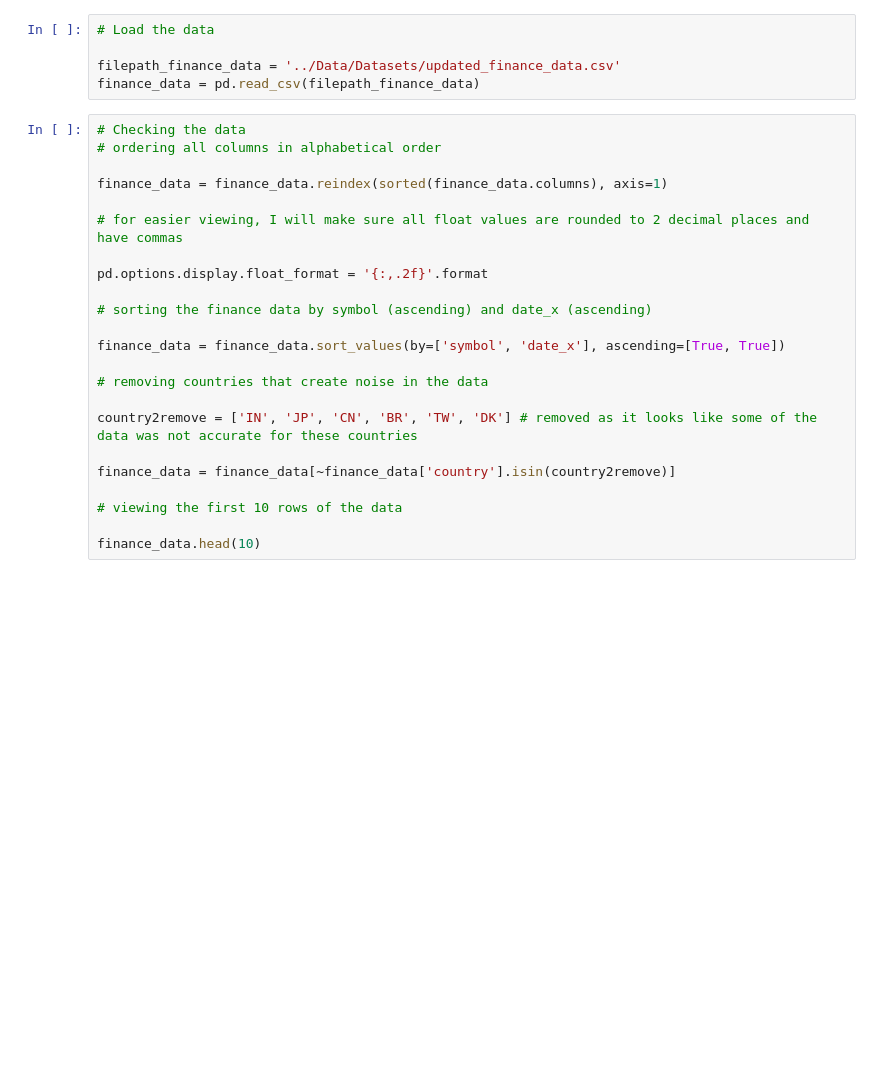
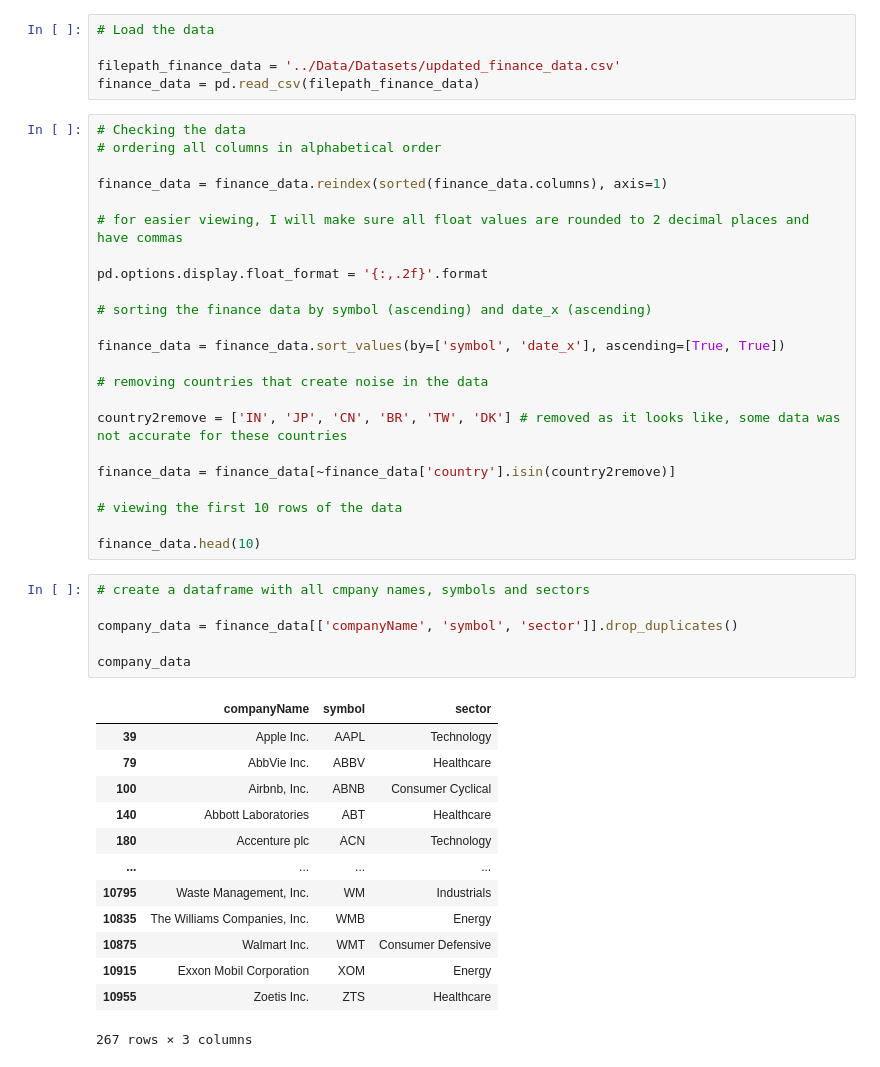
Before and after one commit to RazDwa1923/ML_Equity, a Jupyter notebook: Data Exploration & Clean Up/02 Data Set Creation for ML.ipynb, the cells around one changed output. Saved outputs shown, nothing was run; the diff lists cells and outputs as text; blank space fills up the shorter version.

```diff
--- a/Data Exploration & Clean Up/02 Data Set Creation for ML.ipynb
+++ b/Data Exploration & Clean Up/02 Data Set Creation for ML.ipynb
@@ -26,13 +38,33 @@ finance_data = finance_data.sort_values(by=['symbol', 'date_x'], ascending=[True
 
 # removing countries that create noise in the data
 
-country2remove = ['IN', 'JP', 'CN', 'BR', 'TW', 'DK'] # removed as it looks like some of the data was not accurate for these countries
+country2remove = ['IN', 'JP', 'CN', 'BR', 'TW', 'DK'] # removed as it looks like, some data was not accurate for these countries
 
 finance_data = finance_data[~finance_data['country'].isin(country2remove)]
 
 # viewing the first 10 rows of the data
 
 finance_data.head(10)
+# %%
+# create a dataframe with all cmpany names, symbols and sectors
+
+company_data = finance_data[['companyName', 'symbol', 'sector']].drop_duplicates()
+
+company_data
+# %% [output]
+|  | companyName | symbol | sector |
+| 39 | Apple Inc. | AAPL | Technology |
+| 79 | AbbVie Inc. | ABBV | Healthcare |
+| 100 | Airbnb, Inc. | ABNB | Consumer Cyclical |
+| 140 | Abbott Laboratories | ABT | Healthcare |
+| 180 | Accenture plc | ACN | Technology |
+| ... | ... | ... | ... |
+| 10795 | Waste Management, Inc. | WM | Industrials |
+| 10835 | The Williams Companies, Inc. | WMB | Energy |
+| 10875 | Walmart Inc. | WMT | Consumer Defensive |
+| 10915 | Exxon Mobil Corporation | XOM | Energy |
+| 10955 | Zoetis Inc. | ZTS | Healthcare |
+267 rows × 3 columns
 # %%
 # creating a smaller dataset for the machine learning model. First by defining the columns to keep and second by making a copy of the data and filtering for the columns to keep.
 
```
Also changed, not shown: parts of 6 cells of this notebook, 2 other files.
